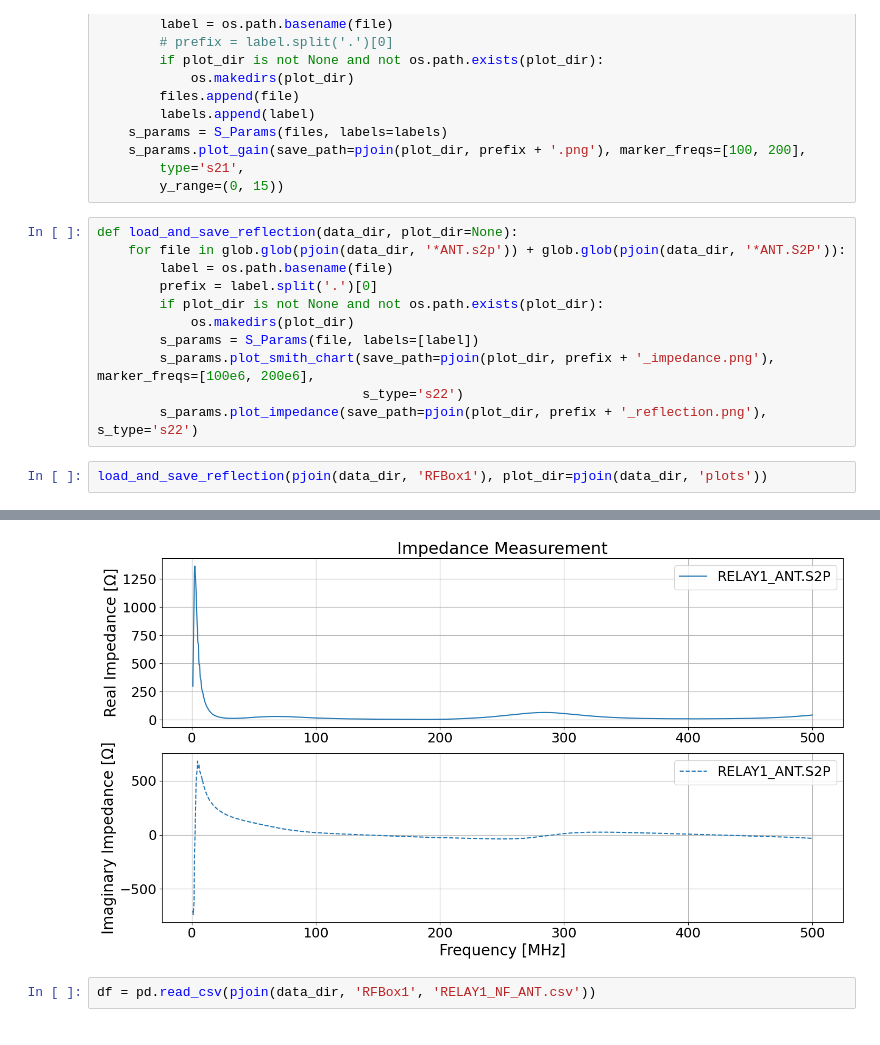
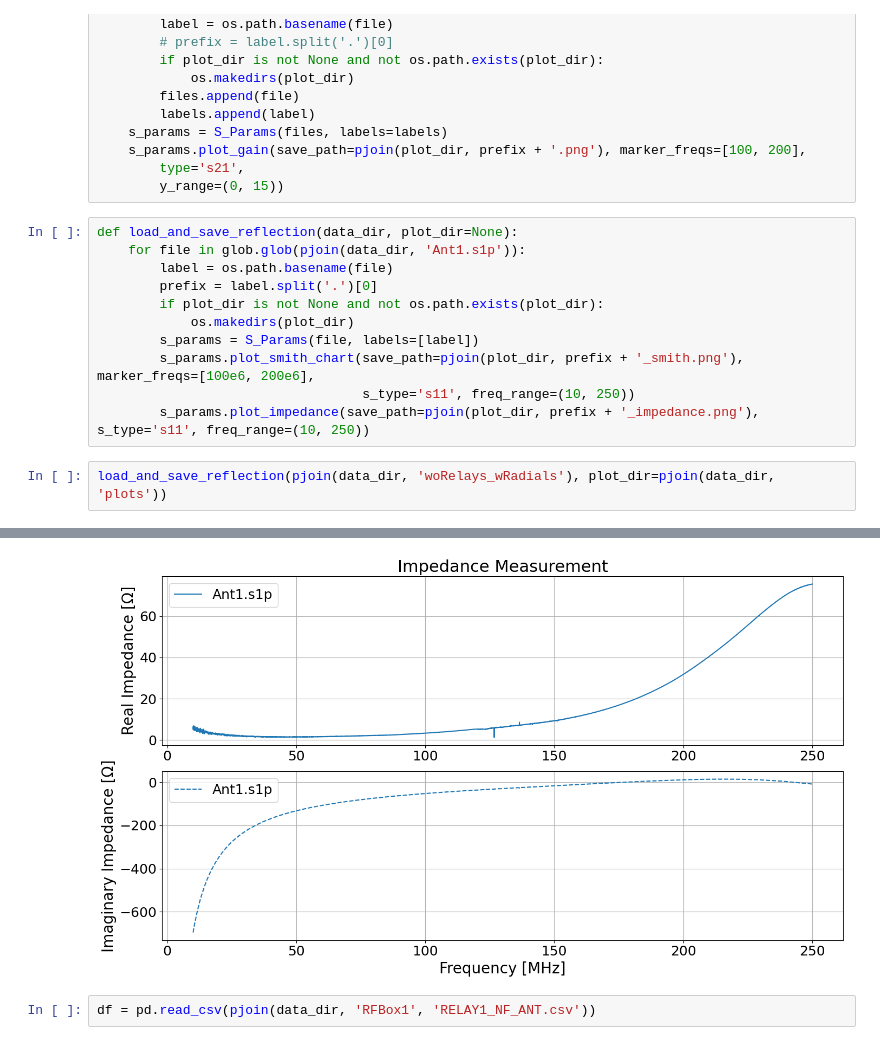
Before and after one commit to alhosani-abdulla/Highz-EXP, a Jupyter notebook: notebooks/sparam_demo.ipynb, the cells around one changed output, grey strips where cells are left out. Cells and saved outputs as stored; diff of their text form.

```diff
--- a/notebooks/sparam_demo.ipynb
+++ b/notebooks/sparam_demo.ipynb
@@ -24,15 +24,15 @@ def load_and_save_gain(data_dir, plot_dir=None, prefix='LNA'):
         y_range=(0, 15))
 # %%
 def load_and_save_reflection(data_dir, plot_dir=None):
-    for file in glob.glob(pjoin(data_dir, '*ANT.s2p')) + glob.glob(pjoin(data_dir, '*ANT.S2P')):
+    for file in glob.glob(pjoin(data_dir, 'Ant1.s1p')):
         label = os.path.basename(file)
         prefix = label.split('.')[0]
         if plot_dir is not None and not os.path.exists(plot_dir):
             os.makedirs(plot_dir)
         s_params = S_Params(file, labels=[label])
-        s_params.plot_smith_chart(save_path=pjoin(plot_dir, prefix + '_impedance.png'), marker_freqs=[100e6, 200e6],
-                                  s_type='s22')
-        s_params.plot_impedance(save_path=pjoin(plot_dir, prefix + '_reflection.png'), s_type='s22')
+        s_params.plot_smith_chart(save_path=pjoin(plot_dir, prefix + '_smith.png'), marker_freqs=[100e6, 200e6],
+                                  s_type='s11', freq_range=(10, 250))
+        s_params.plot_impedance(save_path=pjoin(plot_dir, prefix + '_impedance.png'), s_type='s11', freq_range=(10, 250))
 # %%
-load_and_save_reflection(pjoin(data_dir, 'RFBox1'), plot_dir=pjoin(data_dir, 'plots'))
+load_and_save_reflection(pjoin(data_dir, 'woRelays_wRadials'), plot_dir=pjoin(data_dir, 'plots'))
 # %% [output]
@@ -40,4 +40,4 @@ load_and_save_reflection(pjoin(data_dir, 'RFBox1'), plot_dir=pjoin(data_dir, 'pl
-[figure, old version]
+[figure, new version]
 # %%
 df = pd.read_csv(pjoin(data_dir, 'RFBox1', 'RELAY1_NF_ANT.csv'))
 # %%
```
Also changed, not shown: parts of 1 cell of this notebook, 2 other files.
